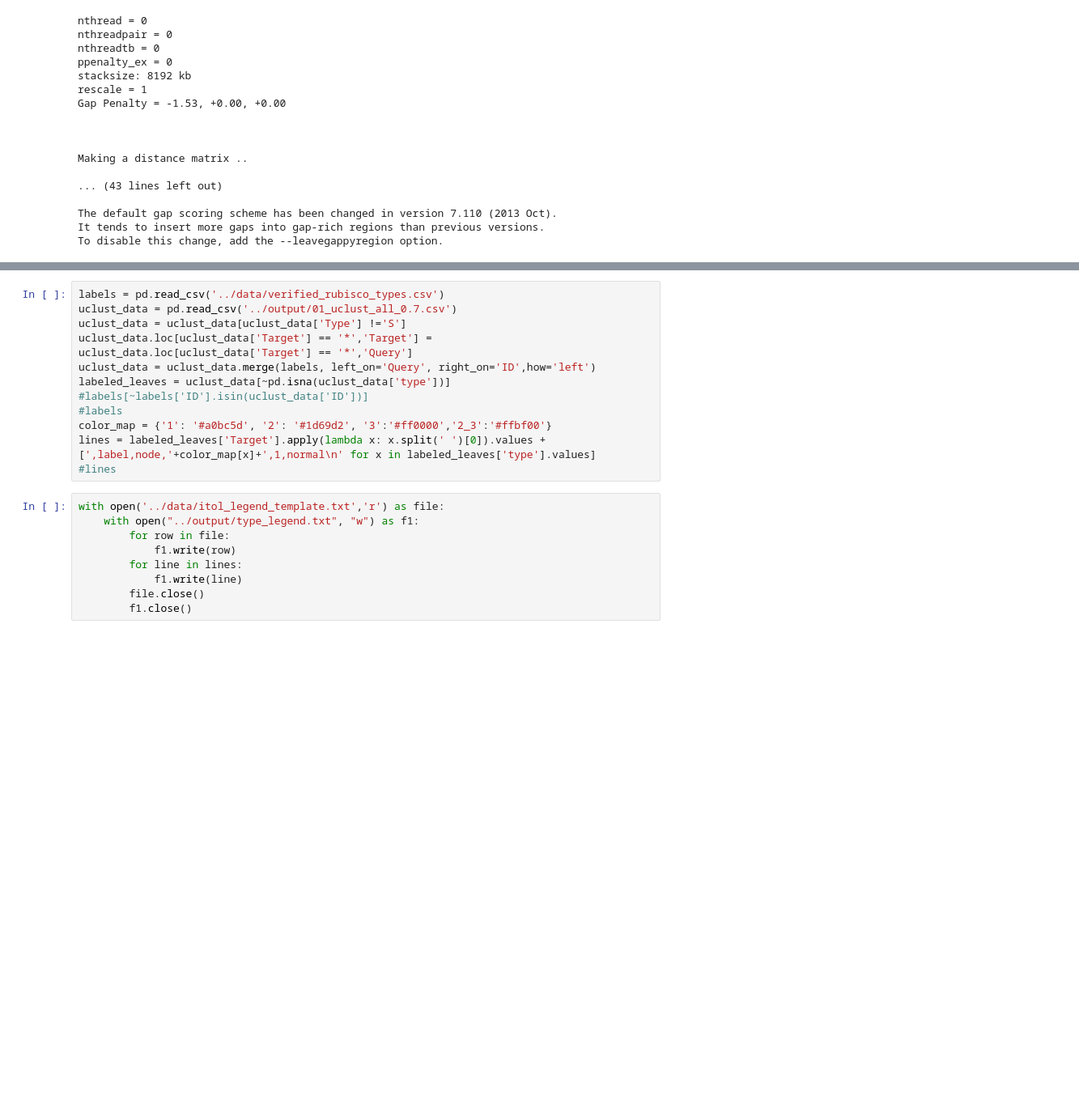
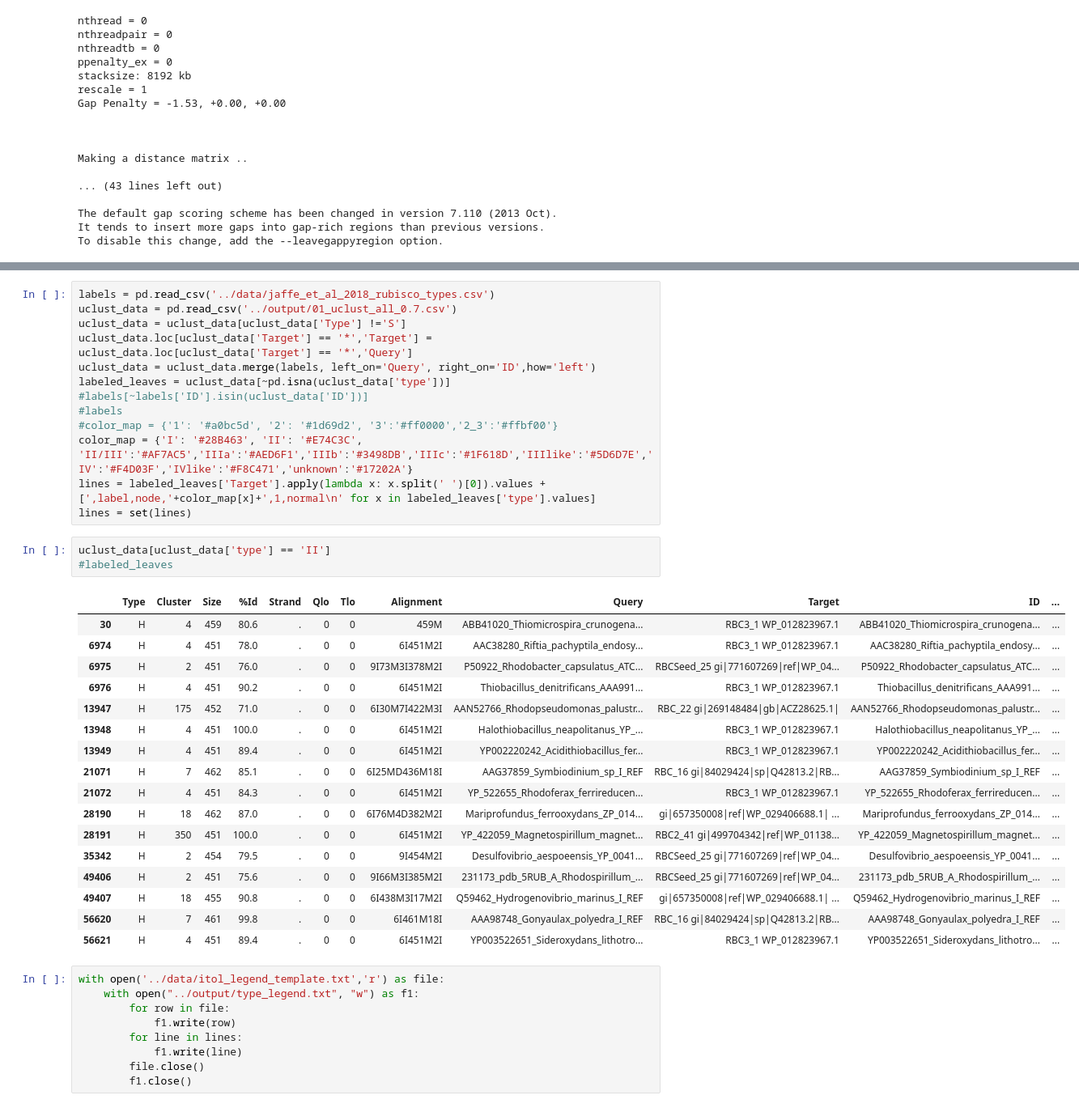
Before and after one commit to milo-lab/rubiscolympics, a Jupyter notebook: processing/01_uclust_all_0.7.ipynb, the cells around one changed output, grey strips where cells are left out. Shown: that part at 81% size. Cells and saved outputs as stored; diff of their text form; blank space fills up the shorter version.

Commit message:
add jaffe data

```diff
--- a/processing/01_uclust_all_0.7.ipynb
+++ b/processing/01_uclust_all_0.7.ipynb
@@ -75,5 +149,5 @@ Total time: 105.79 seconds Unique: 471/471 Bad splits: 0/468
 # %%
-labels = pd.read_csv('../data/verified_rubisco_types.csv')
+labels = pd.read_csv('../data/jaffe_et_al_2018_rubisco_types.csv')
 uclust_data = pd.read_csv('../output/01_uclust_all_0.7.csv')
 uclust_data = uclust_data[uclust_data['Type'] !='S']
 uclust_data.loc[uclust_data['Target'] == '*','Target'] = uclust_data.loc[uclust_data['Target'] == '*','Query']
@@ -81,9 +155,31 @@ uclust_data = uclust_data.merge(labels, left_on='Query', right_on='ID',how='left
 labeled_leaves = uclust_data[~pd.isna(uclust_data['type'])]
 #labels[~labels['ID'].isin(uclust_data['ID'])]
 #labels
-color_map = {'1': '#a0bc5d', '2': '#1d69d2', '3':'#ff0000','2_3':'#ffbf00'}
+#color_map = {'1': '#a0bc5d', '2': '#1d69d2', '3':'#ff0000','2_3':'#ffbf00'}
+color_map = {'I': '#28B463', 'II': '#E74C3C', 'II/III':'#AF7AC5','IIIa':'#AED6F1','IIIb':'#3498DB','IIIc':'#1F618D','IIIlike':'#5D6D7E','IV':'#F4D03F','IVlike':'#F8C471','unknown':'#17202A'}
 lines = labeled_leaves['Target'].apply(lambda x: x.split(' ')[0]).values +[',label,node,'+color_map[x]+',1,normal\n' for x in labeled_leaves['type'].values]
-#lines
+lines = set(lines)
+# %%
+uclust_data[uclust_data['type'] == 'II']
+#labeled_leaves
+# %% [output]
+|  | Type | Cluster | Size | %Id | Strand | Qlo | Tlo | Alignment | Query | Target | ID | ... |
+| 30 | H | 4 | 459 | 80.6 | . | 0 | 0 | 459M | ABB41020_Thiomicrospira_crunogena... | RBC3_1 WP_012823967.1 | ABB41020_Thiomicrospira_crunogena... | ... |
+| 6974 | H | 4 | 451 | 78.0 | . | 0 | 0 | 6I451M2I | AAC38280_Riftia_pachyptila_endosy... | RBC3_1 WP_012823967.1 | AAC38280_Riftia_pachyptila_endosy... | ... |
+| 6975 | H | 2 | 451 | 76.0 | . | 0 | 0 | 9I73M3I378M2I | P50922_Rhodobacter_capsulatus_ATC... | RBCSeed_25 gi|771607269|ref|WP_04... | P50922_Rhodobacter_capsulatus_ATC... | ... |
+| 6976 | H | 4 | 451 | 90.2 | . | 0 | 0 | 6I451M2I | Thiobacillus_denitrificans_AAA991... | RBC3_1 WP_012823967.1 | Thiobacillus_denitrificans_AAA991... | ... |
+| 13947 | H | 175 | 452 | 71.0 | . | 0 | 0 | 6I30M7I422M3I | AAN52766_Rhodopseudomonas_palustr... | RBC_22 gi|269148484|gb|ACZ28625.1| | AAN52766_Rhodopseudomonas_palustr... | ... |
+| 13948 | H | 4 | 451 | 100.0 | . | 0 | 0 | 6I451M2I | Halothiobacillus_neapolitanus_YP_... | RBC3_1 WP_012823967.1 | Halothiobacillus_neapolitanus_YP_... | ... |
+| 13949 | H | 4 | 451 | 89.4 | . | 0 | 0 | 6I451M2I | YP002220242_Acidithiobacillus_fer... | RBC3_1 WP_012823967.1 | YP002220242_Acidithiobacillus_fer... | ... |
+| 21071 | H | 7 | 462 | 85.1 | . | 0 | 0 | 6I25MD436M18I | AAG37859_Symbiodinium_sp_I_REF | RBC_16 gi|84029424|sp|Q42813.2|RB... | AAG37859_Symbiodinium_sp_I_REF | ... |
+| 21072 | H | 4 | 451 | 84.3 | . | 0 | 0 | 6I451M2I | YP_522655_Rhodoferax_ferrireducen... | RBC3_1 WP_012823967.1 | YP_522655_Rhodoferax_ferrireducen... | ... |
+| 28190 | H | 18 | 462 | 87.0 | . | 0 | 0 | 6I76M4D382M2I | Mariprofundus_ferrooxydans_ZP_014... | gi|657350008|ref|WP_029406688.1| ... | Mariprofundus_ferrooxydans_ZP_014... | ... |
+| 28191 | H | 350 | 451 | 100.0 | . | 0 | 0 | 6I451M2I | YP_422059_Magnetospirillum_magnet... | RBC2_41 gi|499704342|ref|WP_01138... | YP_422059_Magnetospirillum_magnet... | ... |
+| 35342 | H | 2 | 454 | 79.5 | . | 0 | 0 | 9I454M2I | Desulfovibrio_aespoeensis_YP_0041... | RBCSeed_25 gi|771607269|ref|WP_04... | Desulfovibrio_aespoeensis_YP_0041... | ... |
+| 49406 | H | 2 | 451 | 75.6 | . | 0 | 0 | 9I66M3I385M2I | 231173_pdb_5RUB_A_Rhodospirillum_... | RBCSeed_25 gi|771607269|ref|WP_04... | 231173_pdb_5RUB_A_Rhodospirillum_... | ... |
+| 49407 | H | 18 | 455 | 90.8 | . | 0 | 0 | 6I438M3I17M2I | Q59462_Hydrogenovibrio_marinus_I_REF | gi|657350008|ref|WP_029406688.1| ... | Q59462_Hydrogenovibrio_marinus_I_REF | ... |
+| 56620 | H | 7 | 461 | 99.8 | . | 0 | 0 | 6I461M18I | AAA98748_Gonyaulax_polyedra_I_REF | RBC_16 gi|84029424|sp|Q42813.2|RB... | AAA98748_Gonyaulax_polyedra_I_REF | ... |
+| 56621 | H | 4 | 451 | 89.4 | . | 0 | 0 | 6I451M2I | YP003522651_Sideroxydans_lithotro... | RBC3_1 WP_012823967.1 | YP003522651_Sideroxydans_lithotro... | ... |
 # %%
 with open('../data/itol_legend_template.txt','r') as file:
     with open("../output/type_legend.txt", "w") as f1:
```
Also changed, not shown: parts of 15 cells of this notebook, 17 other files.
